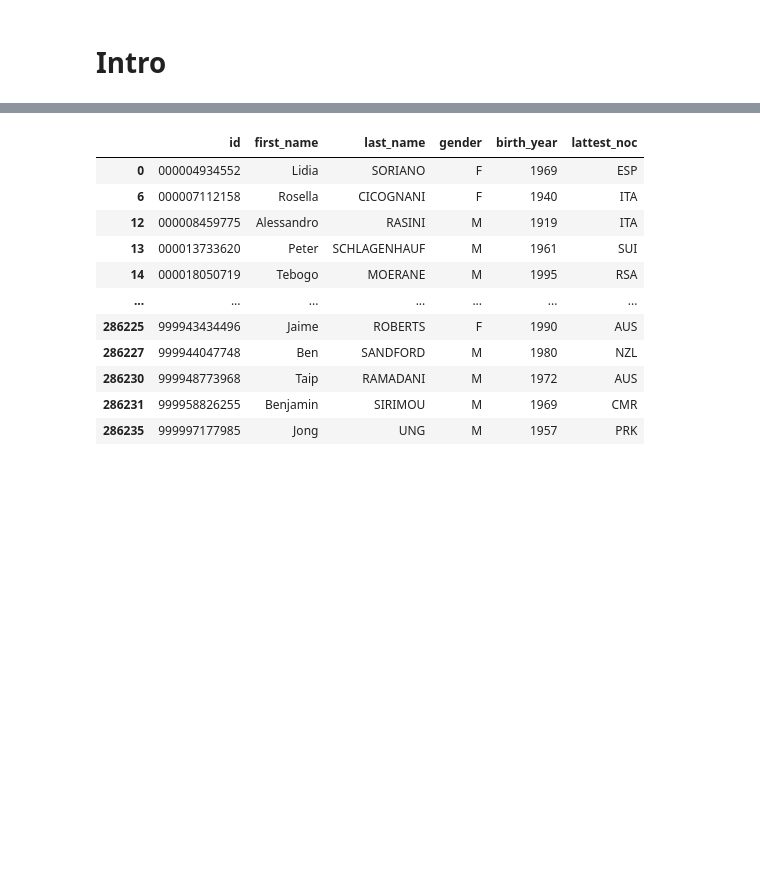
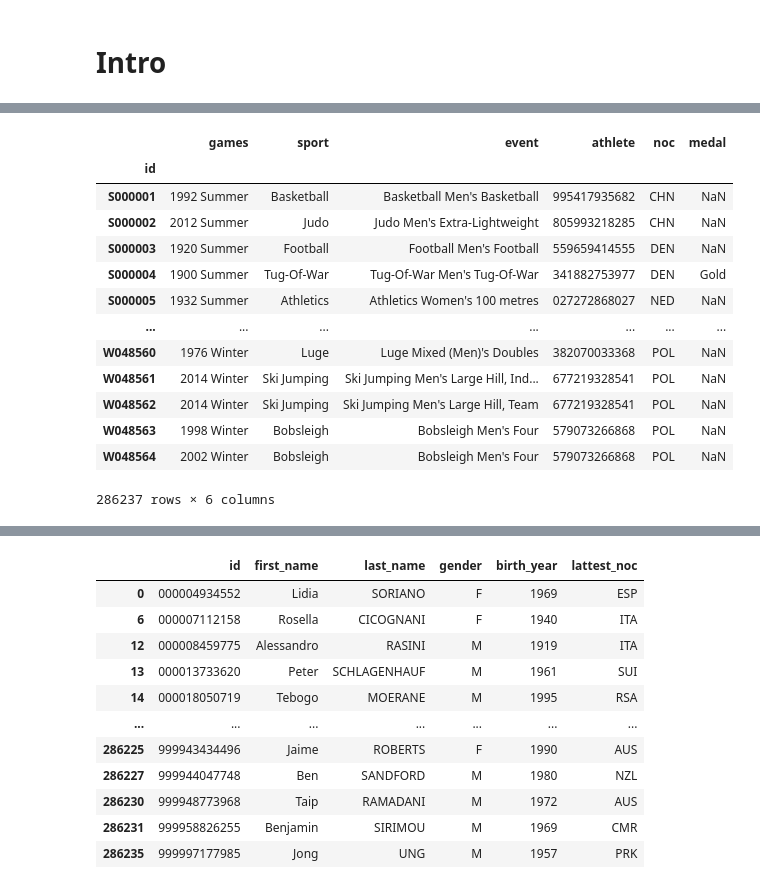
Before and after one commit to gitadum/querympics, a Jupyter notebook: analysis/explore.ipynb, the cells around one changed output, grey strips where cells are left out. Cells and saved outputs as stored; diff of their text form; code cells hidden in the pictures; blank space fills up the shorter version.

```diff
--- a/analysis/explore.ipynb
+++ b/analysis/explore.ipynb
@@ -31,0 +70,17 @@ athlet.head(3)
+# %%
+result
+# %% [output]
+|  | games | sport | event | athlete | noc | medal |
+| id |  |  |  |  |  |  |
+| S000001 | 1992 Summer | Basketball | Basketball Men's Basketball | 995417935682 | CHN | NaN |
+| S000002 | 2012 Summer | Judo | Judo Men's Extra-Lightweight | 805993218285 | CHN | NaN |
+| S000003 | 1920 Summer | Football | Football Men's Football | 559659414555 | DEN | NaN |
+| S000004 | 1900 Summer | Tug-Of-War | Tug-Of-War Men's Tug-Of-War | 341882753977 | DEN | Gold |
+| S000005 | 1932 Summer | Athletics | Athletics Women's 100 metres | 027272868027 | NED | NaN |
+| ... | ... | ... | ... | ... | ... | ... |
+| W048560 | 1976 Winter | Luge | Luge Mixed (Men)'s Doubles | 382070033368 | POL | NaN |
+| W048561 | 2014 Winter | Ski Jumping | Ski Jumping Men's Large Hill, Ind... | 677219328541 | POL | NaN |
+| W048562 | 2014 Winter | Ski Jumping | Ski Jumping Men's Large Hill, Team | 677219328541 | POL | NaN |
+| W048563 | 1998 Winter | Bobsleigh | Bobsleigh Men's Four | 579073266868 | POL | NaN |
+| W048564 | 2002 Winter | Bobsleigh | Bobsleigh Men's Four | 579073266868 | POL | NaN |
+286237 rows × 6 columns
```
Also changed, not shown: parts of 18 cells of this notebook.
